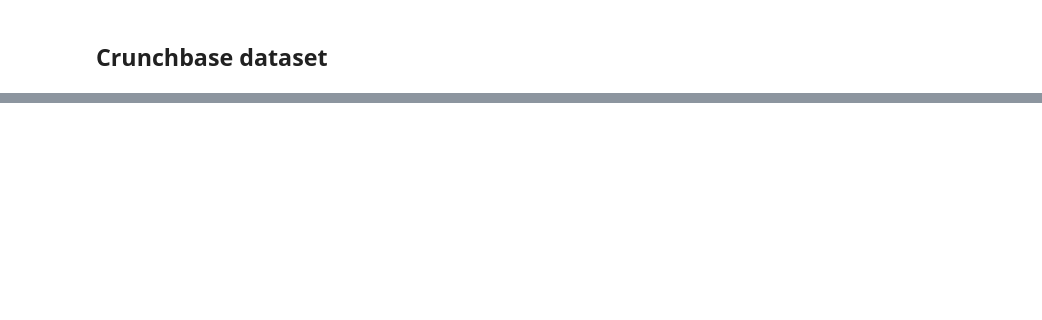
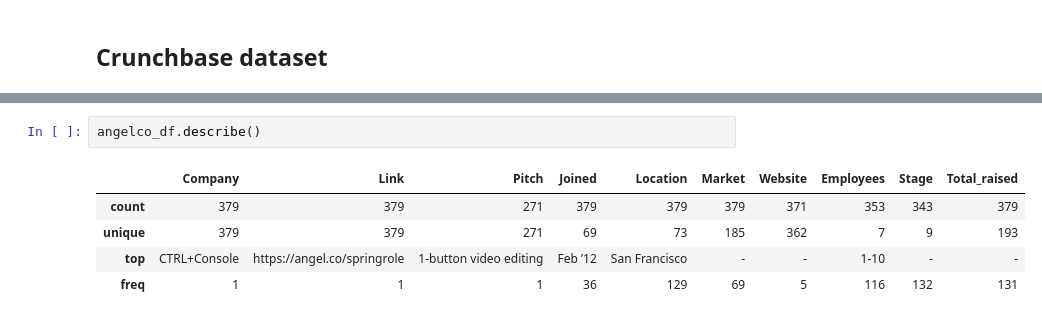
Before and after one commit to edantonio505/research_fail_startups, a Jupyter notebook: Startups Analysis Project.ipynb, the cells around one changed output, grey strips where cells are left out. Drawn from its saved outputs; the diff is of its cells as text; blank space fills up the shorter version.

```diff
--- a/Startups Analysis Project.ipynb
+++ b/Startups Analysis Project.ipynb
@@ -61,0 +190,8 @@ print("Number of columns: {}".format(crunb_df.shape[1]))
+# %%
+angelco_df.describe()
+# %% [output]
+|  | Company | Link | Pitch | Joined | Location | Market | Website | Employees | Stage | Total_raised |
+| count | 379 | 379 | 271 | 379 | 379 | 379 | 371 | 353 | 343 | 379 |
+| unique | 379 | 379 | 271 | 69 | 73 | 185 | 362 | 7 | 9 | 193 |
+| top | CTRL+Console | https://angel.co/springrole | 1-button video editing | Feb ’12 | San Francisco | - | - | 1-10 | - | - |
+| freq | 1 | 1 | 1 | 36 | 129 | 69 | 5 | 116 | 132 | 131 |
```
Also changed, not shown: parts of 25 cells of this notebook.
